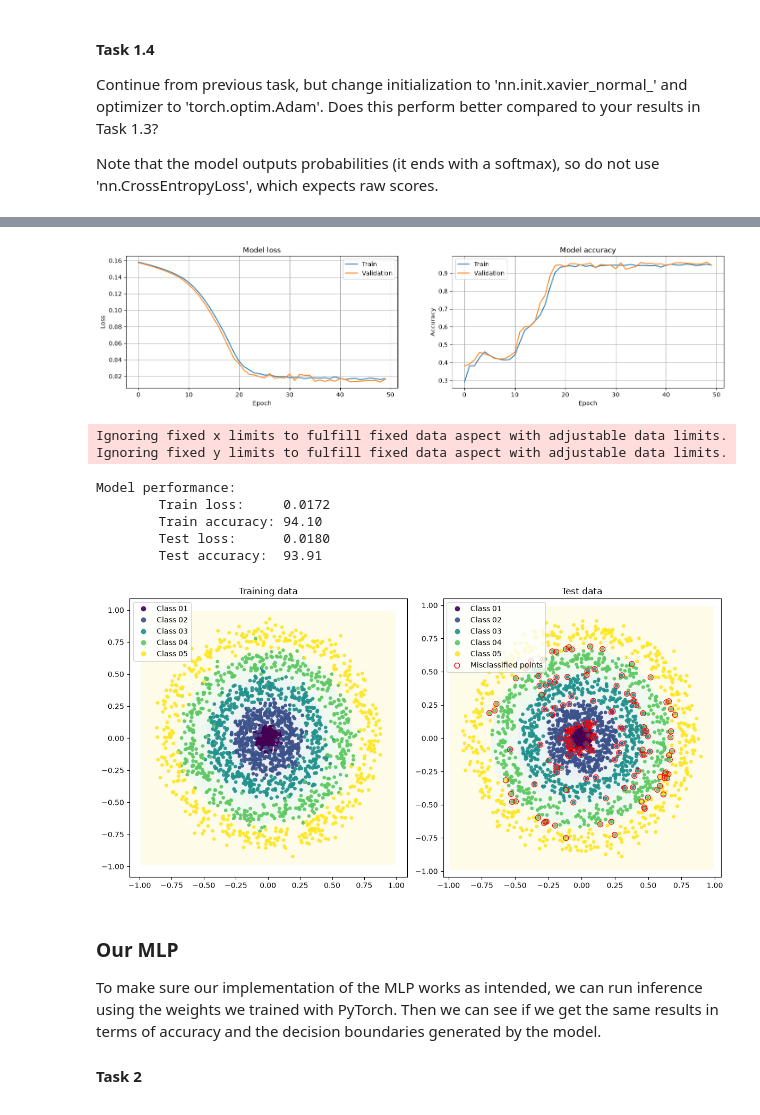
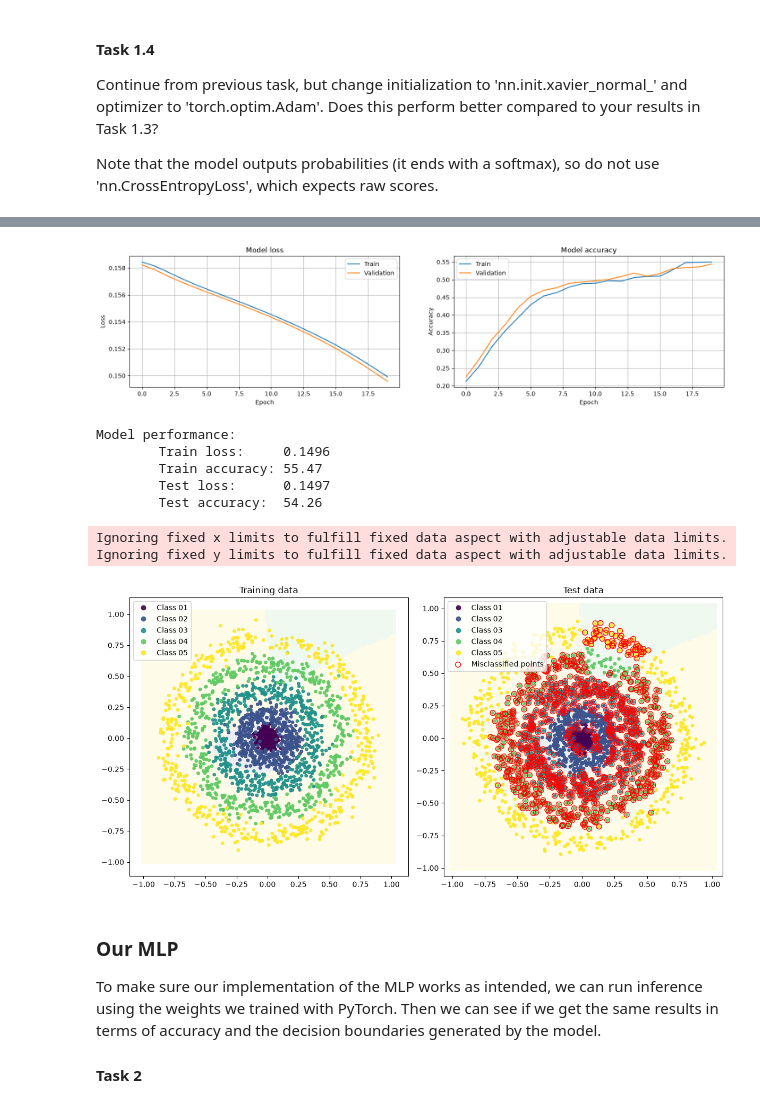
Before and after one commit to SamuelHellqvist/tnm112_labs, a Jupyter notebook: lab01/lab01.ipynb, the cells around one changed output, grey strips where cells are left out. Drawn from its saved outputs; the diff is of its cells as text; code cells hidden in the pictures.

```diff
--- a/lab01/lab01.ipynb
+++ b/lab01/lab01.ipynb
@@ -109,7 +109,7 @@ hidden_layers = 10     # The number of hidden layers in the network (total numbe
 layer_width = 50       # The number of neurons in each hidden layer
 activation = 'relu' # Activation function of hidden layers
 init = lambda w: nn.init.normal_(w, mean=0.0, std=0.2) # Initialization method (starting point for the optimization)
-epochs = 50            # Number of epochs for the training
+epochs = 20            # Number of epochs for the training
 batch_size = 16      # Batch size to use in training
 loss = nn.MSELoss()   # Loss function
 
@@ -117,8 +117,8 @@ loss = nn.MSELoss()   # Loss function
 model_t = torch_mlp.TorchMLP(K=data.K, hidden_layers=hidden_layers, layer_width=layer_width,
                              activation=activation, init=init, verbose=True)
 
-# Optimizer (needs the parameters of the model) and an optional learning rate scheduler
-opt = torch.optim.SGD(model_t.parameters(), lr=0.01, momentum=0.1)
+# Optimizer (needs the parameters of the model) and an otional learning rate scheduler
+opt = torch.optim.SGD(model_t.parameters(), lr=0.01, momentum=0.5)
 
 # Data loaders, which provide the data in batches
 train_loader = torch_mlp.make_loader(data.x_train, data.y_train_oh, batch_size, shuffle=True)
@@ -156,12 +156,12 @@ Epoch 50/50 - loss: 0.0171 - acc: 0.9449 - val_loss: 0.0167 - val_acc: 0.9445
-[figure, old version]
+[figure, new version]
-Ignoring fixed x limits to fulfill fixed data aspect with adjustable data limits.
-Ignoring fixed y limits to fulfill fixed data aspect with adjustable data limits.
+Model performance:
+        Train loss:     0.1496
+        Train accuracy: 55.47
+        Test loss:      0.1497
+        Test accuracy:  54.26
-Model performance:
-        Train loss:     0.0172
-        Train accuracy: 94.10
-        Test loss:      0.0180
-        Test accuracy:  93.91
+Ignoring fixed x limits to fulfill fixed data aspect with adjustable data limits.
+Ignoring fixed y limits to fulfill fixed data aspect with adjustable data limits.
-[figure, old version]
+[figure, new version]
 # %% [markdown]
 ### Our MLP
 To make sure our implementation of the MLP works as intended, we can run inference using the weights we trained with PyTorch. Then we can see if we get the same results in terms of accuracy and the decision boundaries generated by the model.
```
Also changed, not shown: parts of 3 cells of this notebook, 2 other files.
